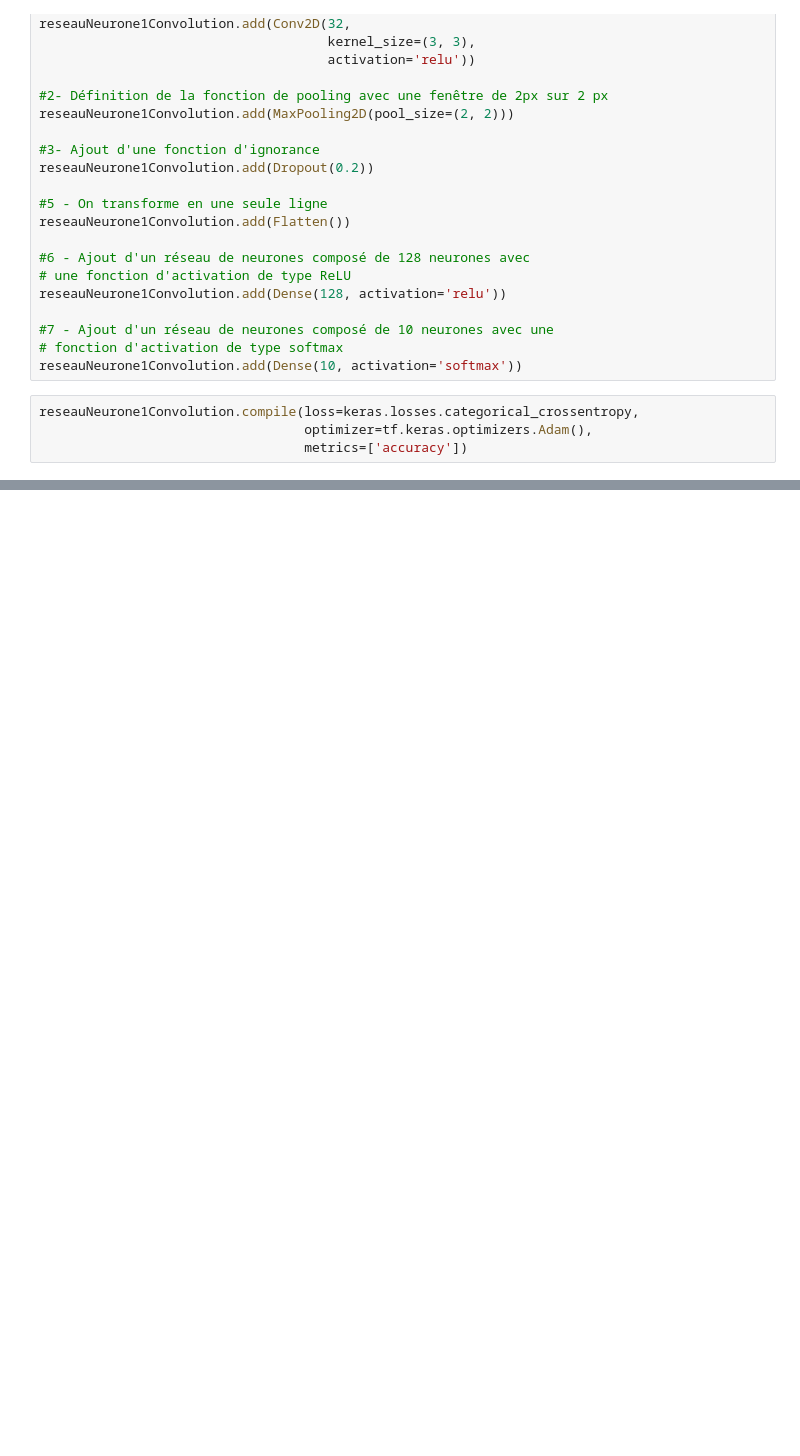
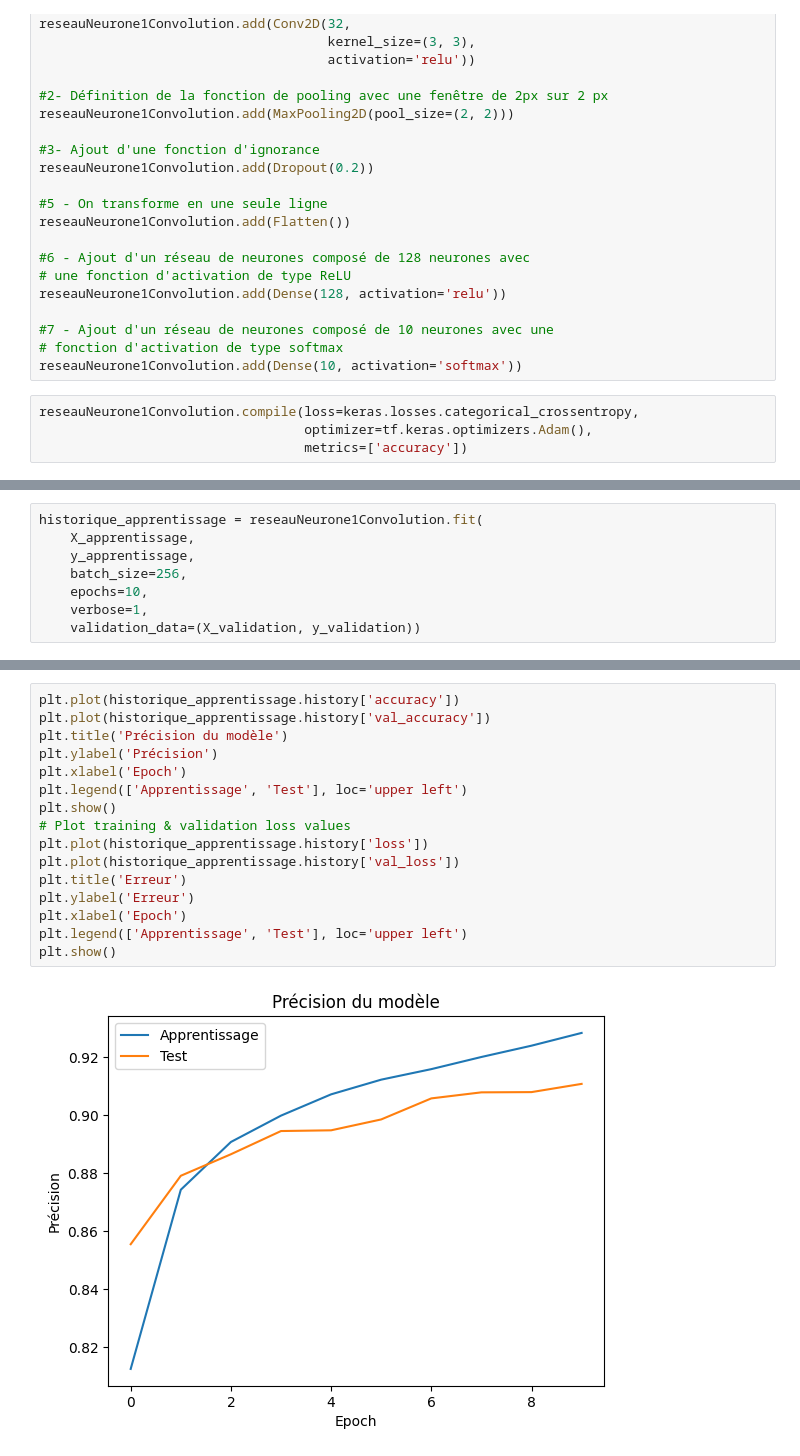
Before and after one commit to charbyz/atelier-ml-charbyz, a Jupyter notebook: analyse_image/classification.ipynb, the cells around one changed output, grey strips where cells are left out. Saved outputs shown, nothing was run; the diff lists cells and outputs as text; blank space fills up the shorter version.

Commit message:
[remise] analyse d'image termine

```diff
--- a/analyse_image/classification.ipynb
+++ b/analyse_image/classification.ipynb
@@ -111,0 +98,8 @@ historique_apprentissage = reseauNeurone1Convolution.fit(
+# %%
+historique_apprentissage = reseauNeurone1Convolution.fit(
+    X_apprentissage,
+    y_apprentissage,
+    batch_size=256,
+    epochs=10,
+    verbose=1,
+    validation_data=(X_validation, y_validation))
@@ -111,0 +135,18 @@ historique_apprentissage = reseauNeurone1Convolution.fit(
+# %%
+plt.plot(historique_apprentissage.history['accuracy'])
+plt.plot(historique_apprentissage.history['val_accuracy'])
+plt.title('Précision du modèle')
+plt.ylabel('Précision')
+plt.xlabel('Epoch')
+plt.legend(['Apprentissage', 'Test'], loc='upper left')
+plt.show()
+# Plot training & validation loss values
+plt.plot(historique_apprentissage.history['loss'])
+plt.plot(historique_apprentissage.history['val_loss'])
+plt.title('Erreur')
+plt.ylabel('Erreur')
+plt.xlabel('Epoch')
+plt.legend(['Apprentissage', 'Test'], loc='upper left')
+plt.show()
+# %% [output]
+[figure, added]
```
Also changed, not shown: parts of 12 cells of this notebook, 1 other file.
